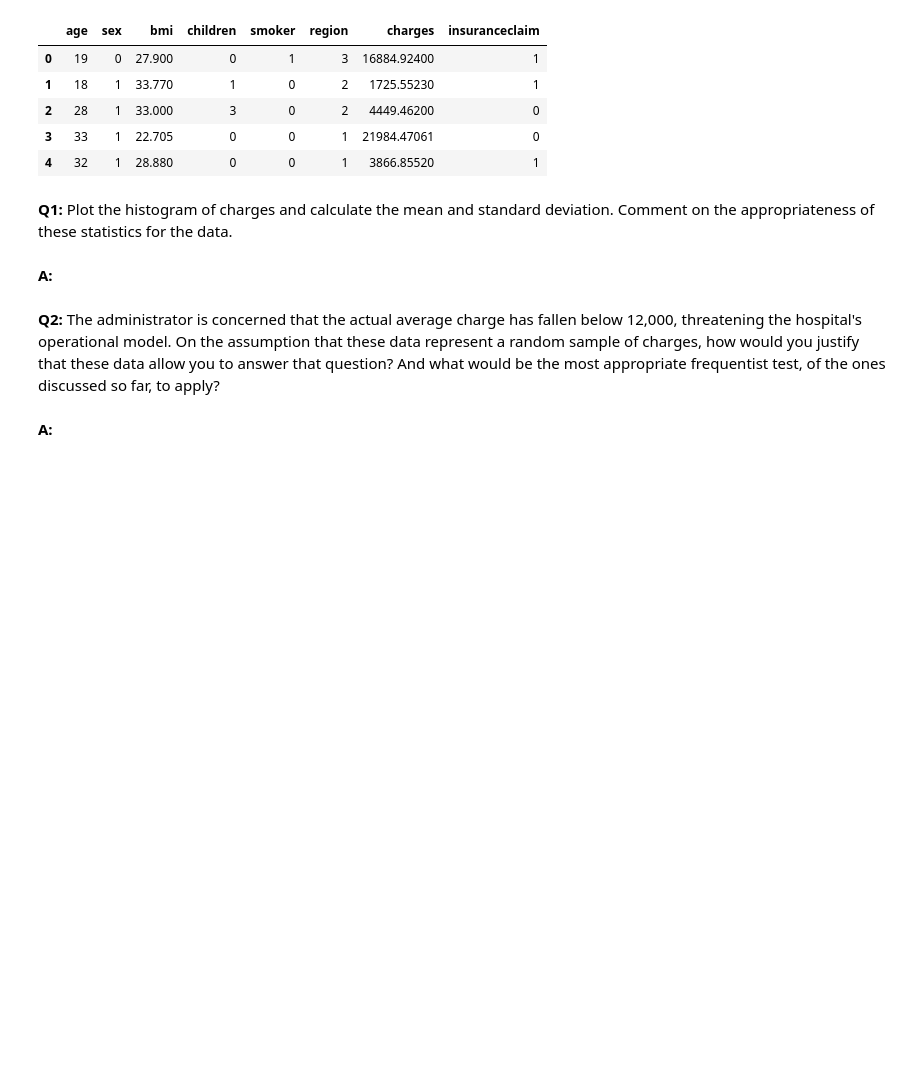
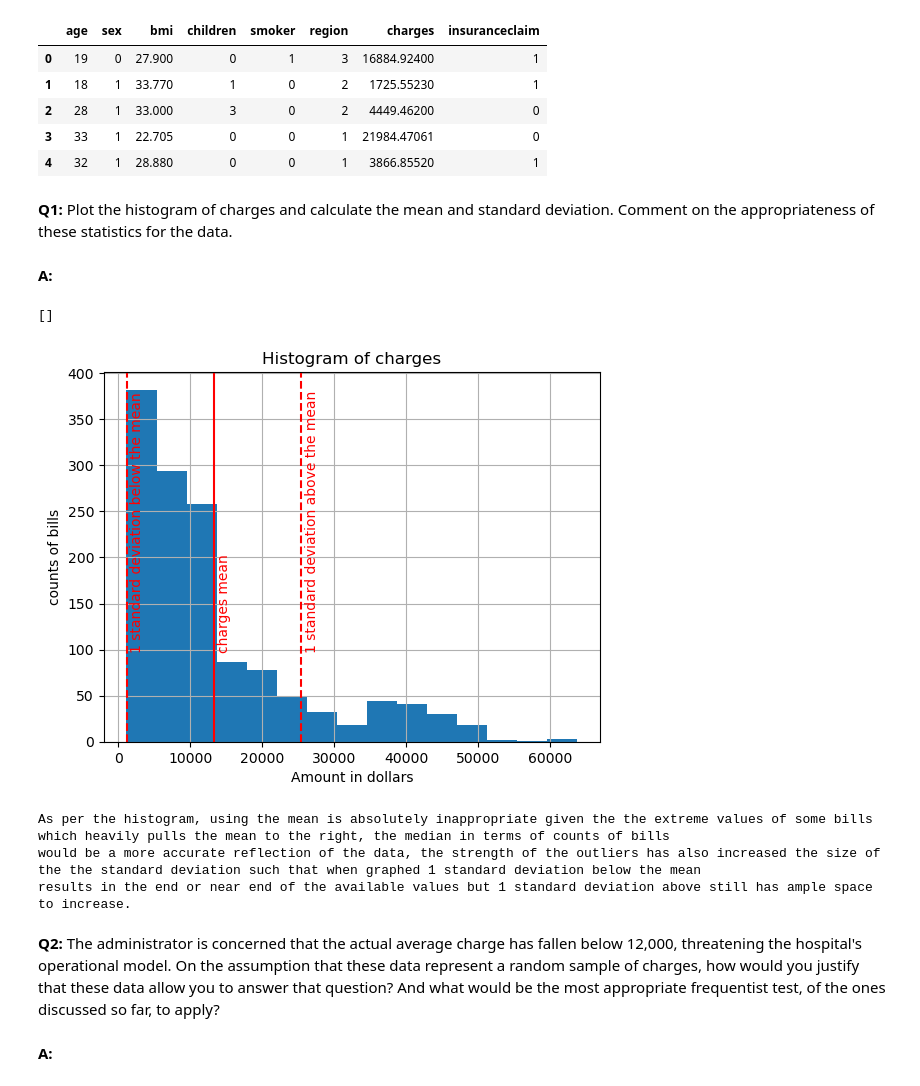
Before and after one commit to vanslykeaudio/SpringBoardDataScience, a Jupyter notebook: Frequentist Case Study/Frequentist Inference Case Study - Part B (2).ipynb, the cells around one changed output. Drawn from its saved outputs; the diff is of its cells as text; code cells hidden in the pictures; blank space fills up the shorter version.

```diff
--- a/Frequentist Case Study/Frequentist Inference Case Study - Part B (2).ipynb
+++ b/Frequentist Case Study/Frequentist Inference Case Study - Part B (2).ipynb
@@ -51,6 +51,31 @@ medical.head()
 __Q1:__ Plot the histogram of charges and calculate the mean and standard deviation. Comment on the appropriateness of these statistics for the data.
 # %% [markdown]
 __A:__
+# %%
+charges_mean = medical['charges'].mean()
+charges_std = medical['charges'].std()
+
+ax = medical.hist('charges', bins = 15)
+plt.xlabel("Amount in dollars")
+plt.ylabel("counts of bills")
+plt.title("Histogram of charges")
+plt.axvline(charges_mean, color='r')
+plt.text(charges_mean + 500, 100, 'charges mean', rotation=90, color = 'r')
+plt.axvline(charges_mean + charges_std, color='r', linestyle='--')
+plt.text(charges_mean + charges_std + 500, 100, '1 standard deviation above the mean', rotation=90, color = 'r')
+plt.axvline(charges_mean - charges_std, color='r', linestyle='--')
+plt.text(charges_mean - charges_std + 500, 100, '1 standard deviation below the mean', rotation=90, color = 'r')
+plt.plot()
+# %% [output]
+[]
+[figure, added]
+# %%
+
+print("As per the histogram, using the mean is absolutely inappropriate given the the extreme values of some bills which heavily pulls the mean to the right, the median in terms of counts of bills\nwould be a more accurate reflection of the data, the strength of the outliers has also increased the size of the the standard deviation such that when graphed 1 standard deviation below the mean\nresults in the end or near end of the available values but 1 standard deviation above still has ample space to increase.")
+# %% [output]
+As per the histogram, using the mean is absolutely inappropriate given the the extreme values of some bills which heavily pulls the mean to the right, the median in terms of counts of bills
+would be a more accurate reflection of the data, the strength of the outliers has also increased the size of the the standard deviation such that when graphed 1 standard deviation below the mean
+results in the end or near end of the available values but 1 standard deviation above still has ample space to increase.
 # %% [markdown]
 __Q2:__ The administrator is concerned that the actual average charge has fallen below 12,000, threatening the hospital's operational model. On the assumption that these data represent a random sample of charges, how would you justify that these data allow you to answer that question? And what would be the most appropriate frequentist test, of the ones discussed so far, to apply?
 # %% [markdown]
```
